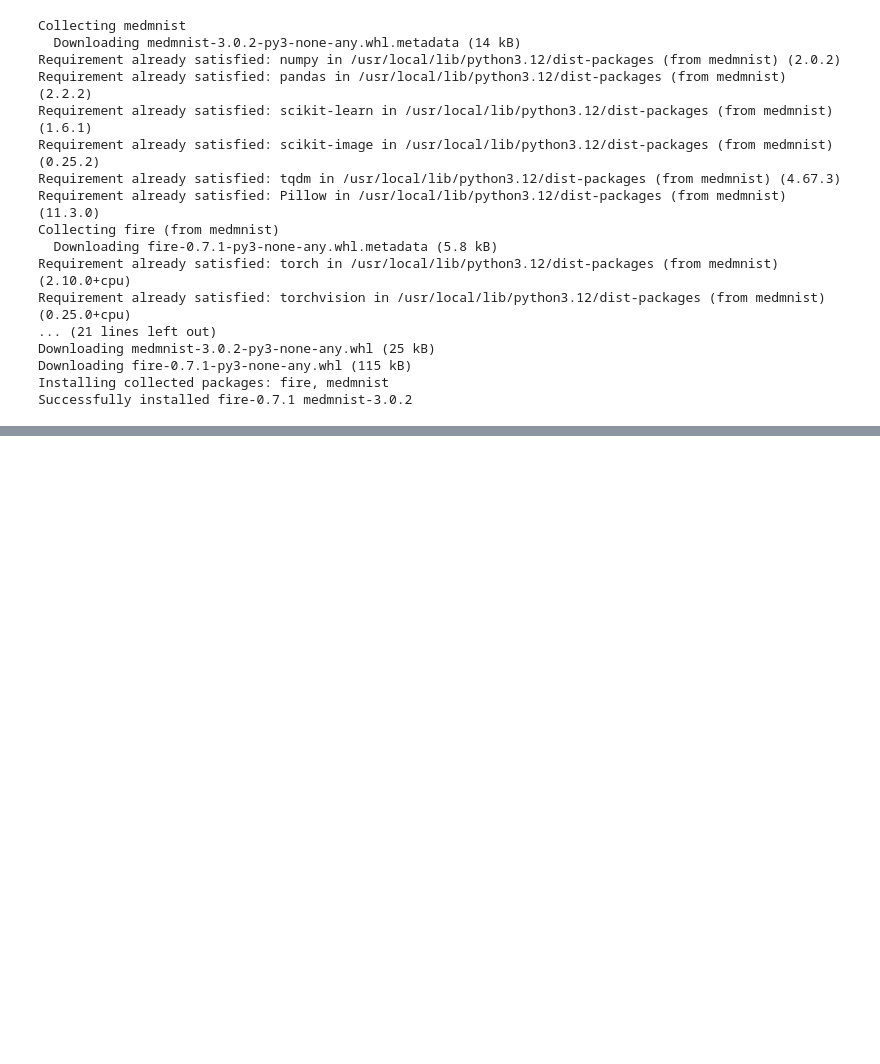
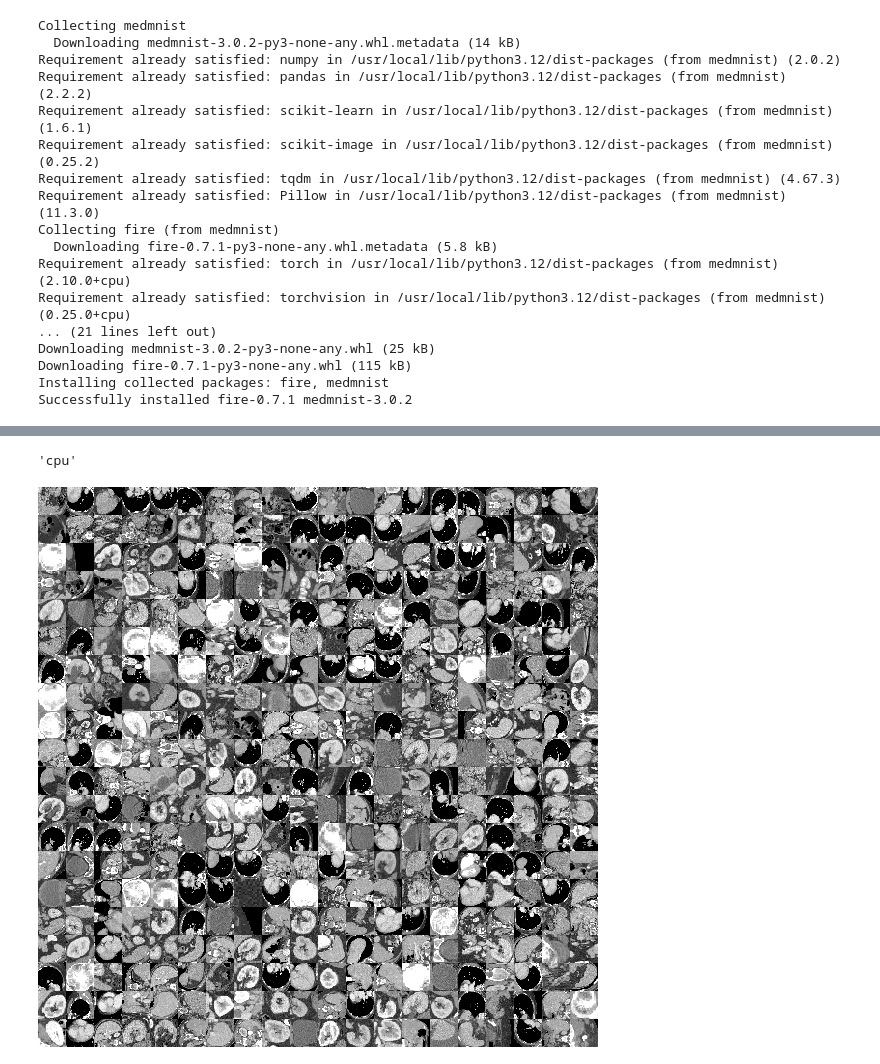
Before and after one commit to cliffordlin40212/Computer_Vision, a Jupyter notebook: FInal_Project/CECS553_Final_Project.ipynb, the cells around one changed output, grey strips where cells are left out. Saved outputs shown, nothing was run; the diff lists cells and outputs as text; code cells hidden in the pictures; blank space fills up the shorter version.

```diff
--- a/FInal_Project/CECS553_Final_Project.ipynb
+++ b/FInal_Project/CECS553_Final_Project.ipynb
@@ -28,0 +44,39 @@ Successfully installed fire-0.7.1 medmnist-3.0.2
+# %%
+# Setup device agnostic code
+device = "cuda" if torch.cuda.is_available() else "cpu"
+device
+# %% [output]
+'cpu'
+# %%
+from medmnist import OrganAMNIST
+
+data_flag = 'organamnist'
+NUM_EPOCHS = 50
+BATCH_SIZE = 128
+lr = 0.001
+download = True
+
+info = INFO[data_flag]
+task = info['task']
+# %%
+# preprocessing
+data_transform = transforms.Compose([
+    transforms.Grayscale(num_output_channels=3), # since the input is grayscale
+    transforms.Resize((224, 224)), # 1. Reshape all images to 224x224 (though some models may require different sizes)
+    transforms.ToTensor(),
+    transforms.Normalize(mean=[.5], std=[.5])
+])
+# load the data
+
+train_dataset = OrganAMNIST(split='train', transform=data_transform, download=download)
+val_dataset = OrganAMNIST(split='val', transform=data_transform, download=download)
+test_dataset = OrganAMNIST(split='test', transform=data_transform, download=download)
+
+# encapsulate data into dataloader form
+train_loader = data.DataLoader(dataset=train_dataset, batch_size=BATCH_SIZE, shuffle=True)
+val_loader = data.DataLoader(dataset=val_dataset, batch_size=2*BATCH_SIZE, shuffle=False)
+test_loader = data.DataLoader(dataset=test_dataset, batch_size=2*BATCH_SIZE, shuffle=False)
+
+train_dataset.montage(20)
+# %% [output]
+[figure, added]
```
Also changed, not shown: parts of 15 cells of this notebook.
